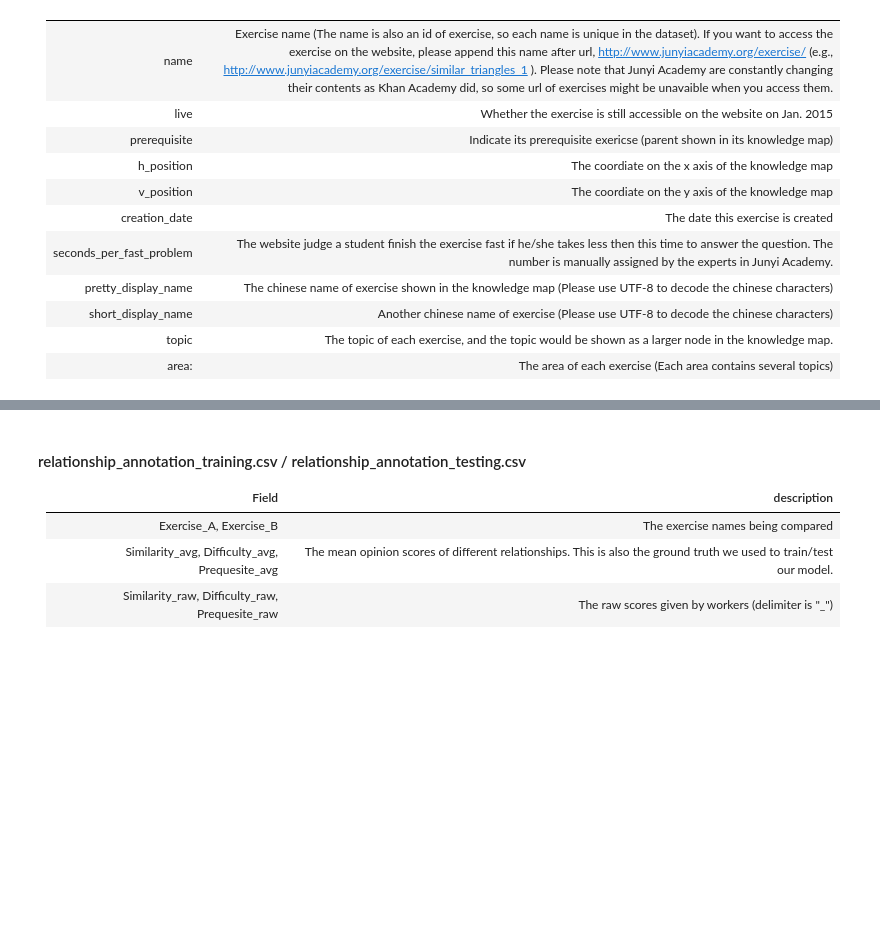
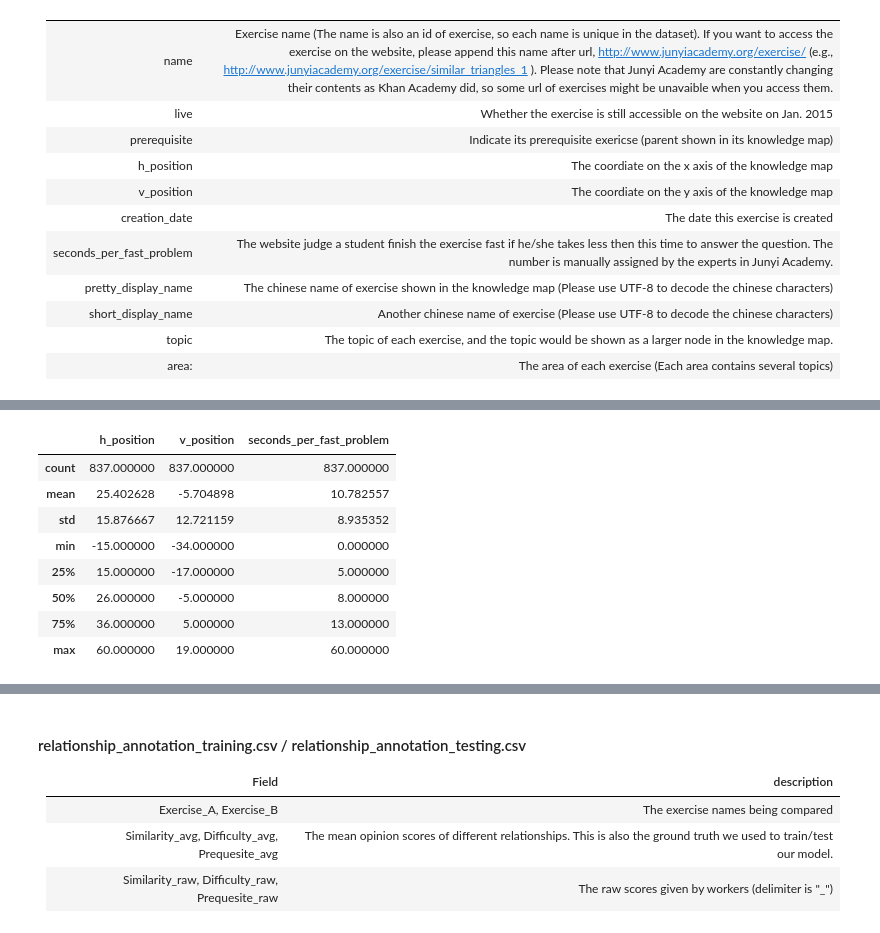
Before and after one commit to ViviHong200709/EduData, a Jupyter notebook: docs/junyi/junyi.ipynb, the cells around one changed output, grey strips where cells are left out. Saved outputs shown, nothing was run; the diff lists cells and outputs as text; code cells hidden in the pictures; blank space fills up the shorter version.

```diff
--- a/docs/junyi/junyi.ipynb
+++ b/docs/junyi/junyi.ipynb
@@ -41,7 +41,7 @@ import plotly.graph_objs as go
 # %%
 path = "../../data/junyi/junyi_Exercise_table.csv"
 
-data = dd.read_csv(path, encoding = "utf-8",low_memory=False)
+data = pd.read_csv(path, encoding = "utf-8",low_memory=False)
 data.head()
 # %% [output]
 |  | name | live | prerequisites | h_position | v_position | creation_date | seconds_per_fast_problem | ... |
@@ -50,3 +50,15 @@ data.head()
 | 2 | inscribed_angles_3 | True | inscribed_angles_2 | 44 | -22 | 2012-10-11 17:55:44.11836 UTC | 5.0 | ... |
 | 3 | solving_quadratics_by_factoring | True | factoring_polynomials_1 | 50 | -2 | 2012-10-11 17:54:59.28029 UTC | 7.0 | ... |
 | 4 | graphing_parabolas_1 | True | graphing_parabolas_0.5 | 52 | 0 | 2012-10-11 17:55:00.48268 UTC | 24.0 | ... |
+# %%
+data.describe()
+# %% [output]
+|  | h_position | v_position | seconds_per_fast_problem |
+| count | 837.000000 | 837.000000 | 837.000000 |
+| mean | 25.402628 | -5.704898 | 10.782557 |
+| std | 15.876667 | 12.721159 | 8.935352 |
+| min | -15.000000 | -34.000000 | 0.000000 |
+| 25% | 15.000000 | -17.000000 | 5.000000 |
+| 50% | 26.000000 | -5.000000 | 8.000000 |
+| 75% | 36.000000 | 5.000000 | 13.000000 |
+| max | 60.000000 | 19.000000 | 60.000000 |
```
Also changed, not shown: parts of 22 cells of this notebook.
